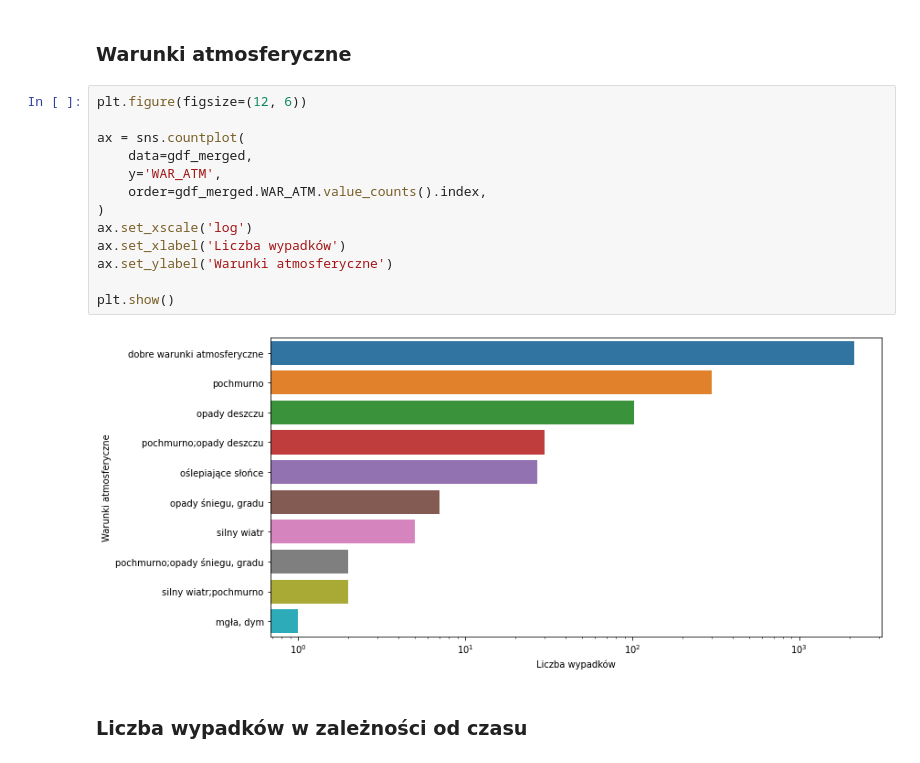
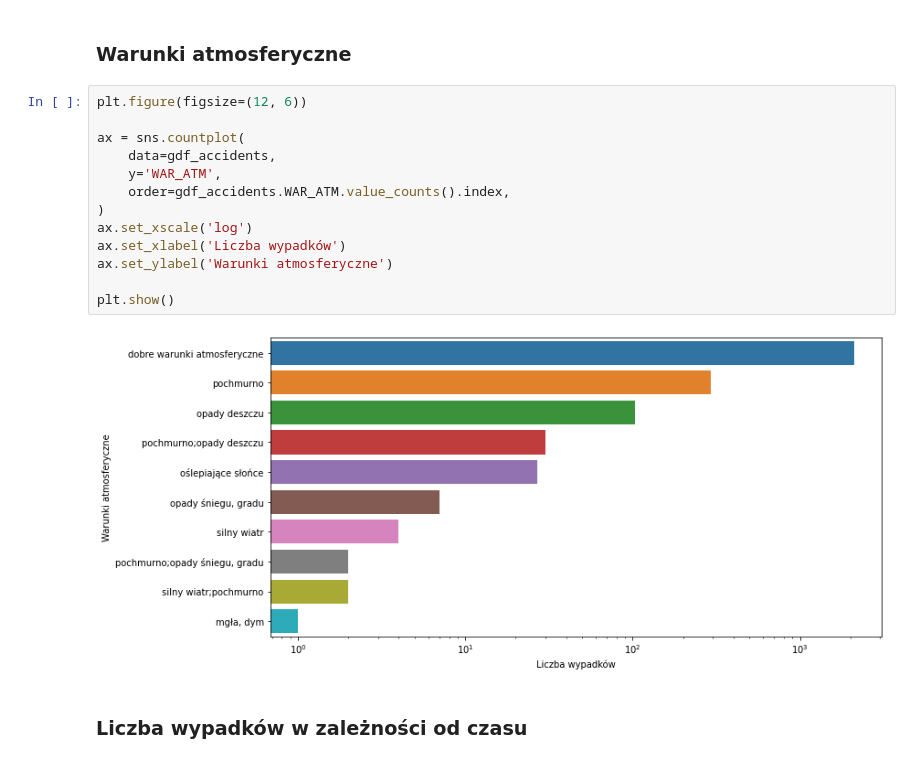
Before and after one commit to spatial-data-PWr/traffic-accidents, a Jupyter notebook: notebooks/03_data_vis.ipynb, the cells around one changed output. Saved outputs shown, nothing was run; the diff lists cells and outputs as text.

```diff
--- a/notebooks/03_data_vis.ipynb
+++ b/notebooks/03_data_vis.ipynb
@@ -296,17 +296,17 @@ plt.show()
 # %%
 plt.figure(figsize=(12, 6))
 
 ax = sns.countplot(
-    data=gdf_merged,
+    data=gdf_accidents,
     y='WAR_ATM',
-    order=gdf_merged.WAR_ATM.value_counts().index,
+    order=gdf_accidents.WAR_ATM.value_counts().index,
 )
 ax.set_xscale('log')
 ax.set_xlabel('Liczba wypadków')
 ax.set_ylabel('Warunki atmosferyczne')
 
 plt.show()
 # %% [output]
-[figure, old version]
+[figure, new version]
 # %% [markdown]
 ### Liczba wypadków w zależności od czasu
```
Also changed, not shown: parts of 8 cells of this notebook.
